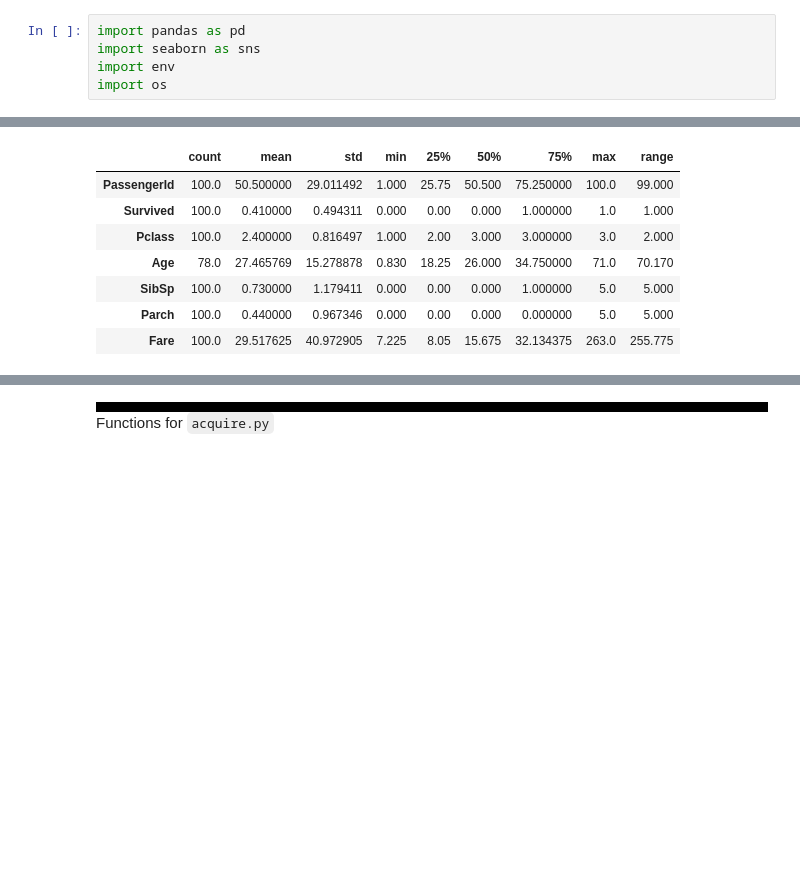
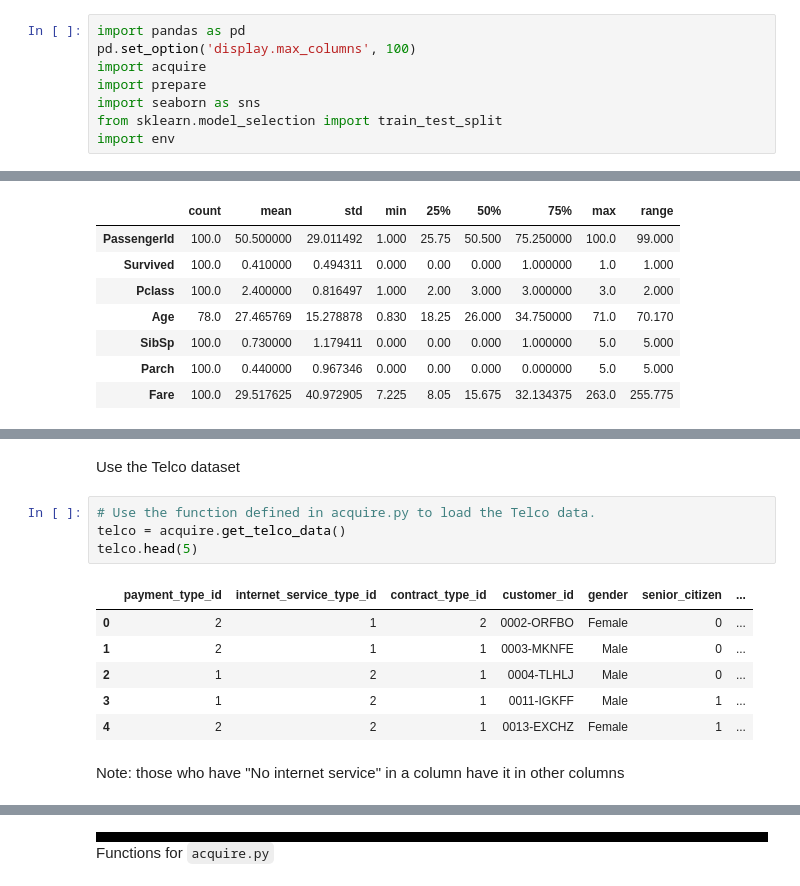
Before and after one commit to martin-reyes/5_classification-exercises, a Jupyter notebook: classification_exercises.ipynb, the cells around one changed output, grey strips where cells are left out. Saved outputs shown, nothing was run; the diff lists cells and outputs as text; blank space fills up the shorter version.

```diff
--- a/classification_exercises.ipynb
+++ b/classification_exercises.ipynb
@@ -1,6 +1,9 @@
 # %%
 import pandas as pd
+pd.set_option('display.max_columns', 100)
+import acquire
+import prepare
 import seaborn as sns
+from sklearn.model_selection import train_test_split
 import env
-import os
 # %% [markdown]
@@ -176,0 +293,15 @@ col_stats
+# %% [markdown]
+Use the Telco dataset
+# %%
+# Use the function defined in acquire.py to load the Telco data.
+telco = acquire.get_telco_data()
+telco.head(5)
+# %% [output]
+|  | payment_type_id | internet_service_type_id | contract_type_id | customer_id | gender | senior_citizen | ... |
+| 0 | 2 | 1 | 2 | 0002-ORFBO | Female | 0 | ... |
+| 1 | 2 | 1 | 1 | 0003-MKNFE | Male | 0 | ... |
+| 2 | 1 | 2 | 1 | 0004-TLHLJ | Male | 0 | ... |
+| 3 | 1 | 2 | 1 | 0011-IGKFF | Male | 1 | ... |
+| 4 | 2 | 2 | 1 | 0013-EXCHZ | Female | 1 | ... |
+# %% [markdown]
+Note: those who have "No internet service" in a column have it in other columns
```
Also changed, not shown: parts of 34 cells of this notebook, 1 other file.
